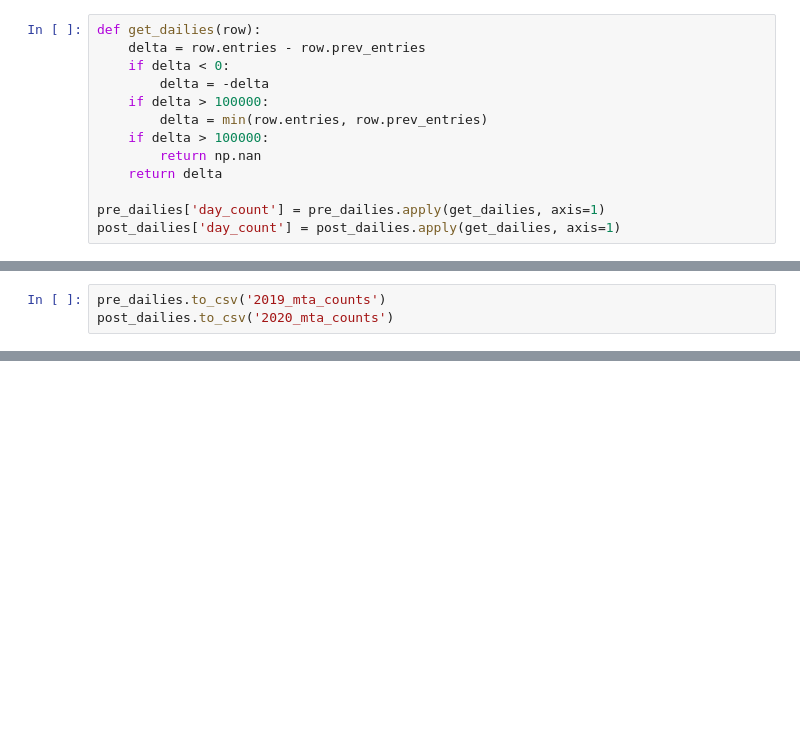
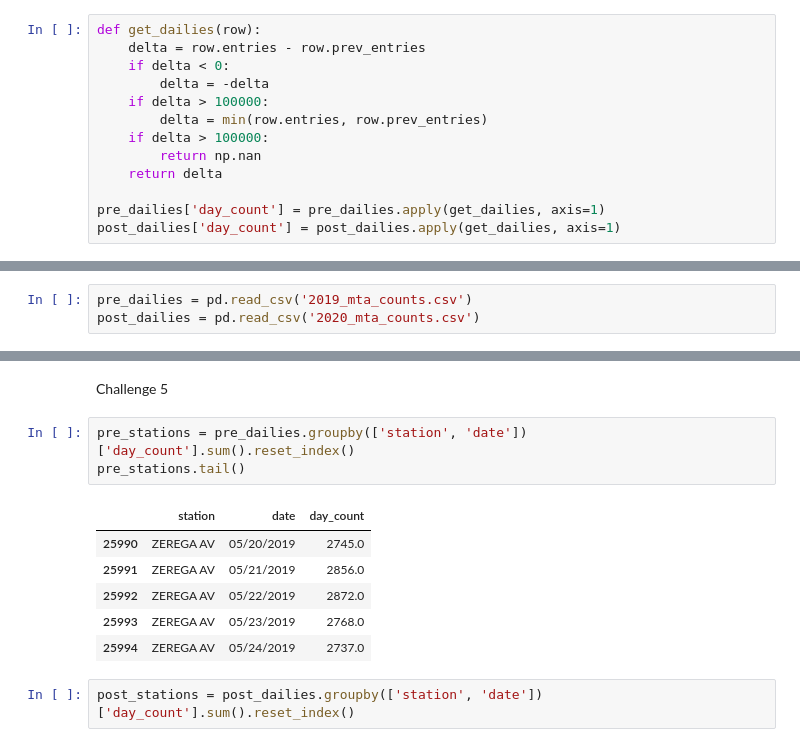
Before and after one commit to bshaiman/MTA-Project, a Jupyter notebook: clean_turnstiles.ipynb, the cells around one changed output, grey strips where cells are left out. Cells and saved outputs as stored; diff of their text form; blank space fills up the shorter version.

```diff
--- a/clean_turnstiles.ipynb
+++ b/clean_turnstiles.ipynb
@@ -147,3 +125,3 @@ pre_dailies.head(21)
 # %%
-pre_dailies.to_csv('2019_mta_counts')
-post_dailies.to_csv('2020_mta_counts')
+pre_dailies = pd.read_csv('2019_mta_counts.csv')
+post_dailies = pd.read_csv('2020_mta_counts.csv')
@@ -149,0 +150,14 @@ post_dailies.to_csv('2020_mta_counts')
+# %% [markdown]
+Challenge 5
+# %%
+pre_stations = pre_dailies.groupby(['station', 'date'])['day_count'].sum().reset_index()
+pre_stations.tail()
+# %% [output]
+|  | station | date | day_count |
+| 25990 | ZEREGA AV | 05/20/2019 | 2745.0 |
+| 25991 | ZEREGA AV | 05/21/2019 | 2856.0 |
+| 25992 | ZEREGA AV | 05/22/2019 | 2872.0 |
+| 25993 | ZEREGA AV | 05/23/2019 | 2768.0 |
+| 25994 | ZEREGA AV | 05/24/2019 | 2737.0 |
+# %%
+post_stations = post_dailies.groupby(['station', 'date'])['day_count'].sum().reset_index()
```
Also changed, not shown: parts of 20 cells of this notebook.
